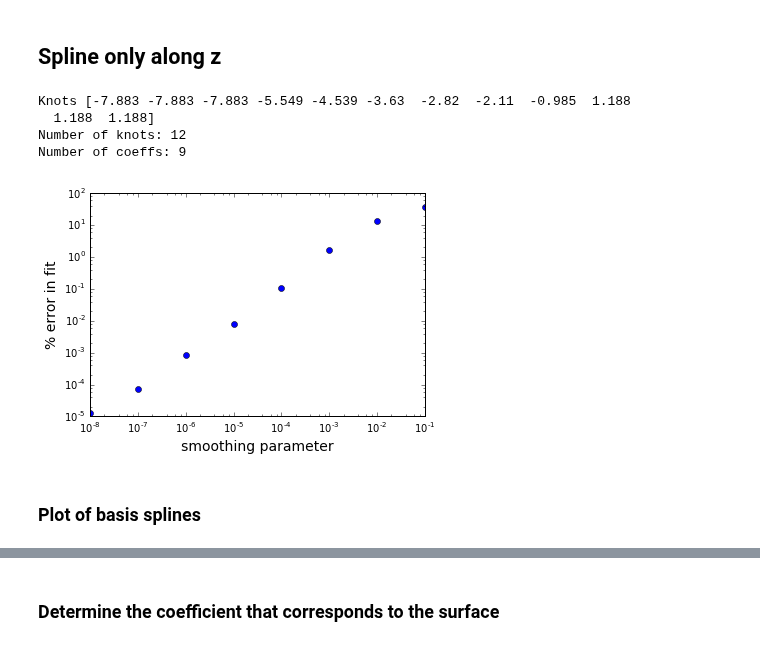
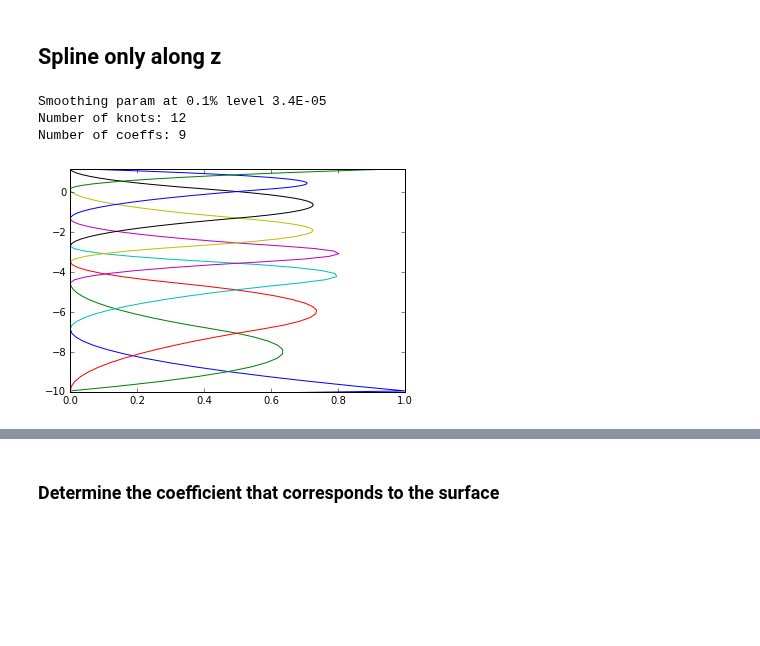
Before and after one commit to jishnub/sparc_flows, a Jupyter notebook: Supergranule_Spline.ipynb, the cells around one changed output, grey strips where cells are left out. Drawn from its saved outputs; the diff is of its cells as text; code cells hidden in the pictures; blank space fills up the shorter version.

```diff
--- a/Supergranule_Spline.ipynb
+++ b/Supergranule_Spline.ipynb
@@ -30,7 +30,7 @@ v0DH13 = 240
 # %% [markdown]
 ## Spline only along z
 # %%
-z_cutoff = -8 # Spline lower cutoff
+z_cutoff = -10 # Spline lower cutoff
 zspline_ind = z>z_cutoff
 zspline = z[z>z_cutoff]
 
@@ -43,28 +43,35 @@ def coeff_to_model(tck_z):
 # %%
 s_misfit = []
 s_list = [1e-1,1e-2,1e-3,1e-4,1e-5,1e-6,1e-7,1e-8]
 Nparams = []
 for s in s_list:
     tz1D,cz1D,kz=interpolate.splrep(zspline,psi_z_profile[z>z_cutoff],k=2,s=s)
     misfit = (integrate.simps((psi_z_profile - interpolate.splev(z,(tz1D,cz1D,kz),ext=1))**2,x=z)/
             integrate.simps(psi_z_profile**2,x=z))
     s_misfit.append(misfit*100)
     Nparams.append(tz1D.size-kz-1)
 
-plt.loglog(s_list,s_misfit,'o')
-plt.ylabel("% error in fit",fontsize=14)
-plt.xlabel("smoothing parameter",fontsize=14)
+# plt.loglog(s_list,s_misfit,'o')
+# plt.ylabel("% error in fit",fontsize=14)
+# plt.xlabel("smoothing parameter",fontsize=14)
 
-tz1D,cz1D,kz=interpolate.splrep(zspline,psi_z_profile[z>z_cutoff],k=2,s=1e-4)
+f=interpolate.interp1d(s_misfit,s_list)
+smoothing_par = f(0.05).item()
 np.set_printoptions(precision=3)
-print("Knots",tz1D)
+print("Smoothing param at 0.1% level {:.1E}".format(smoothing_par))
+
+tz1D,cz1D,kz=interpolate.splrep(zspline,psi_z_profile[z>z_cutoff],k=2,s=smoothing_par)
 print("Number of knots:",tz1D.size)
 print("Number of coeffs:",tz1D.size-kz-1)
+
+for i in xrange(tz1D.size):
+    c_i = np.zeros_like(cz1D)
+    c_i[i] = 1
+    b_i = interpolate.splev(z,(tz1D,c_i,kz),ext=1)
+    plt.plot(b_i,z)
+    plt.ylim(z_cutoff,z[-1])
 # %% [output]
-Knots [-7.883 -7.883 -7.883 -5.549 -4.539 -3.63  -2.82  -2.11  -0.985  1.188
-  1.188  1.188]
+Smoothing param at 0.1% level 3.4E-05
 Number of knots: 12
 Number of coeffs: 9
-[figure, old version]
+[figure, new version]
-# %% [markdown]
-### Plot of basis splines
```
Also changed, not shown: parts of 7 cells of this notebook, 1 other file.
